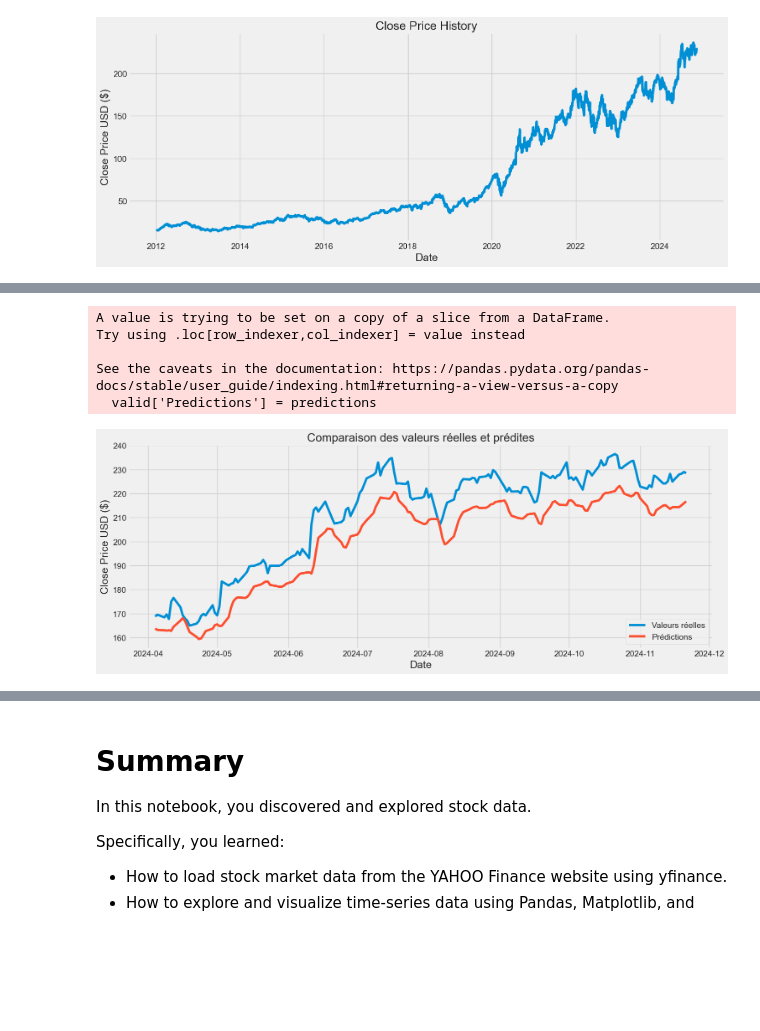
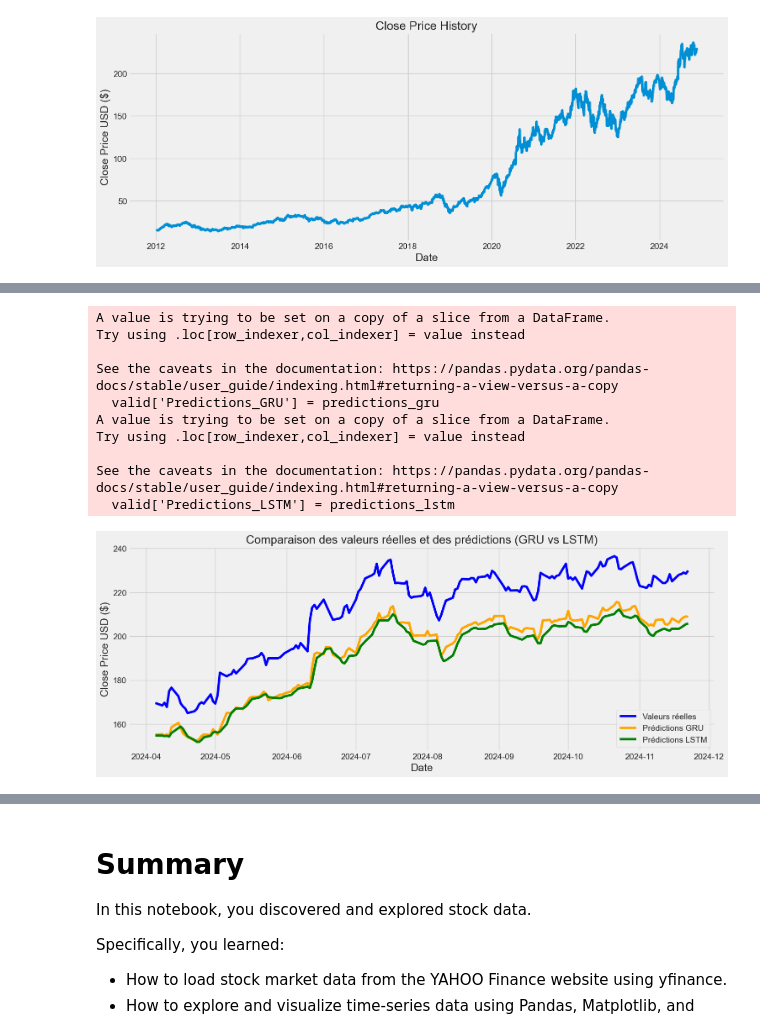
Before and after one commit to laanani-mohamed/Stock_Market_Prediction, a Jupyter notebook: stock-market-analysis-prediction-using-lstm.ipynb, the cells around one changed output, grey strips where cells are left out. Cells and saved outputs as stored; diff of their text form; code cells hidden in the pictures; blank space fills up the shorter version.

```diff
--- a/stock-market-analysis-prediction-using-lstm.ipynb
+++ b/stock-market-analysis-prediction-using-lstm.ipynb
@@ -564,0 +574,21 @@ KeyError: 'val_loss'
+# %%
+from keras.models import Sequential
+from keras.layers import GRU, Dense, Dropout
+from keras.optimizers import Adam
+
+model_gru = Sequential()
+model_gru.add(GRU(128, return_sequences=True, input_shape=(x_train.shape[1], 1)))
+model_gru.add(Dropout(0.2))
+model_gru.add(GRU(64, return_sequences=False))
+model_gru.add(Dropout(0.2))
+model_gru.add(Dense(25, activation='relu'))
+model_gru.add(Dense(1))
+
+optimizer = Adam(learning_rate=0.001)
+model_gru.compile(optimizer=optimizer, loss='mean_squared_error')
+
+history_gru = model_gru.fit(x_train, y_train, batch_size=32, epochs=50)
+
+plt.plot(history_gru.history['loss'], label='train_loss')
+plt.legend()
+plt.show()
@@ -612,23 +879,35 @@ See the caveats in the documentation: https://pandas.pydata.org/pandas-docs/stab
 # %%
-# Plot uniquement la période prédite
-valid['Predictions'] = predictions
+# Ajouter les prédictions des deux modèles (GRU et LSTM) dans le DataFrame 'valid'
+valid['Predictions_GRU'] = predictions_gru
+valid['Predictions_LSTM'] = predictions_lstm
 
+# Tracer le graphique
 plt.figure(figsize=(16, 6))
-plt.title('Comparaison des valeurs réelles et prédites', fontsize=20)
+plt.title('Comparaison des valeurs réelles et des prédictions (GRU vs LSTM)', fontsize=20)
 plt.xlabel('Date', fontsize=18)
 plt.ylabel('Close Price USD ($)', fontsize=18)
 
-# Afficher uniquement les données de validation
-plt.plot(valid['Close'], label='Valeurs réelles')
-plt.plot(valid['Predictions'], label='Valeurs prédites')
+# Afficher les données réelles
+plt.plot(valid['Close'], label='Valeurs réelles', color='blue')
+
+# Afficher les prédictions des deux modèles avec des couleurs différentes
+plt.plot(valid['Predictions_GRU'], label='Prédictions GRU', color='orange')
+plt.plot(valid['Predictions_LSTM'], label='Prédictions LSTM', color='green')
 
 # Ajouter une légende
-plt.legend(['Valeurs réelles', 'Prédictions'], loc='lower right')
+plt.legend(['Valeurs réelles', 'Prédictions GRU', 'Prédictions LSTM'], loc='lower right')
+
+# Afficher le graphique
 plt.show()
 # %% [output]
 A value is trying to be set on a copy of a slice from a DataFrame.
 Try using .loc[row_indexer,col_indexer] = value instead
 
 See the caveats in the documentation: https://pandas.pydata.org/pandas-docs/stable/user_guide/indexing.html#returning-a-view-versus-a-copy
-  valid['Predictions'] = predictions
+  valid['Predictions_GRU'] = predictions_gru
+A value is trying to be set on a copy of a slice from a DataFrame.
+Try using .loc[row_indexer,col_indexer] = value instead
+
+See the caveats in the documentation: https://pandas.pydata.org/pandas-docs/stable/user_guide/indexing.html#returning-a-view-versus-a-copy
+  valid['Predictions_LSTM'] = predictions_lstm
-[figure, old version]
+[figure, new version]
```
Also changed, not shown: parts of 22 cells of this notebook.
